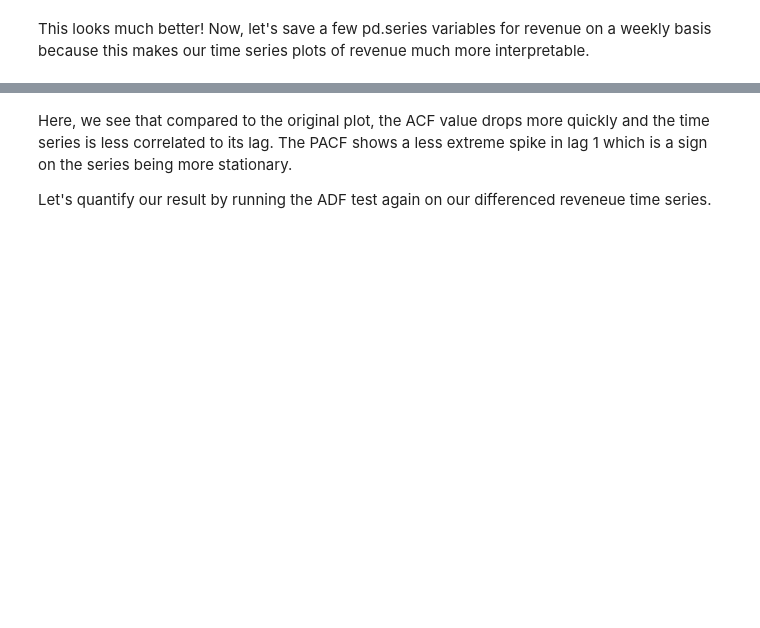
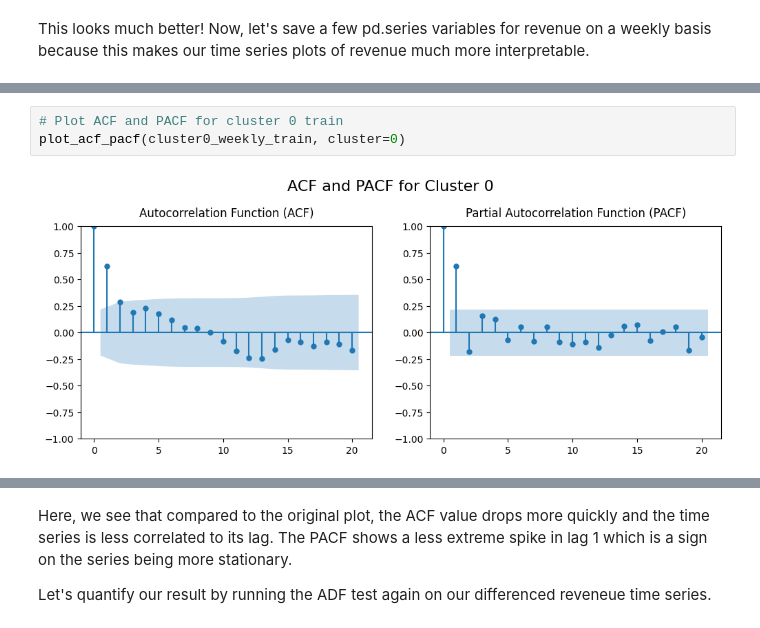
Before and after one commit to evansphillips/retail-customer-segmentation-forecasting, a Jupyter notebook: notebooks/ds4a_retail_challenge.ipynb, the cells around one changed output, grey strips where cells are left out. Saved outputs shown, nothing was run; the diff lists cells and outputs as text; blank space fills up the shorter version.

```diff
--- a/notebooks/ds4a_retail_challenge.ipynb
+++ b/notebooks/ds4a_retail_challenge.ipynb
@@ -2202,0 +2100,5 @@ plt.show()
+# %%
+# Plot ACF and PACF for cluster 0 train
+plot_acf_pacf(cluster0_weekly_train, cluster=0)
+# %% [output]
+[figure, added]
```
Also changed, not shown: parts of 74 cells of this notebook, 1 other file.
